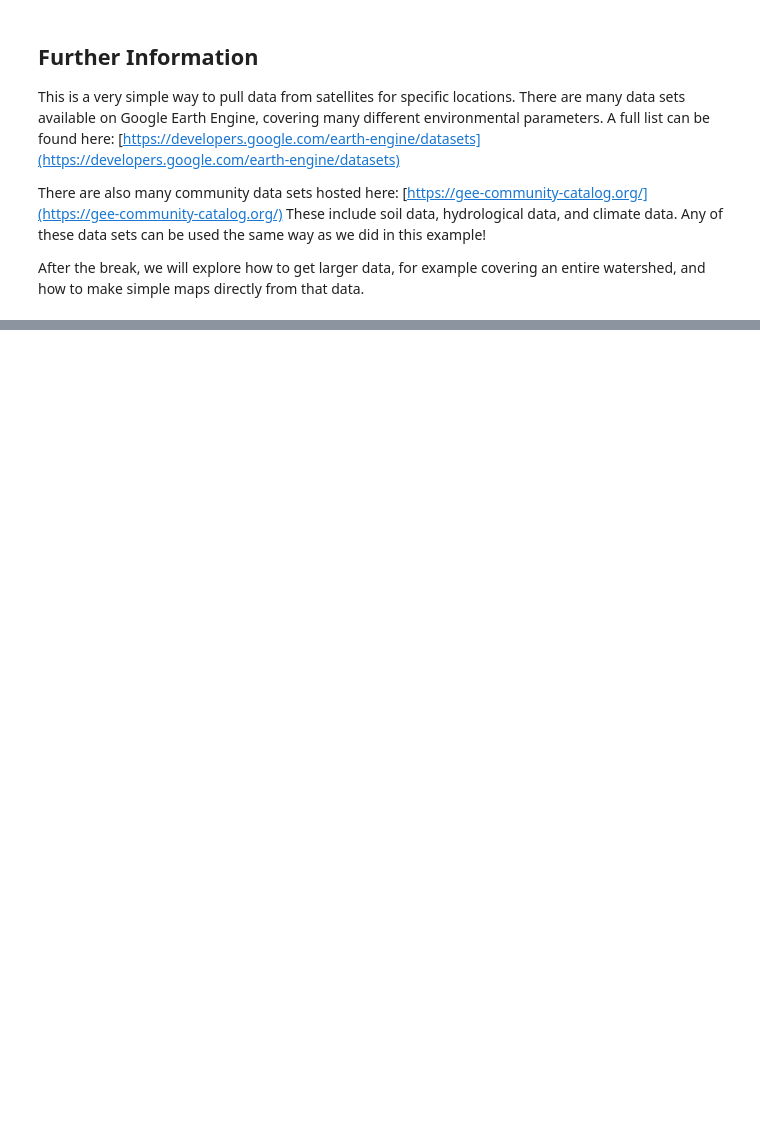
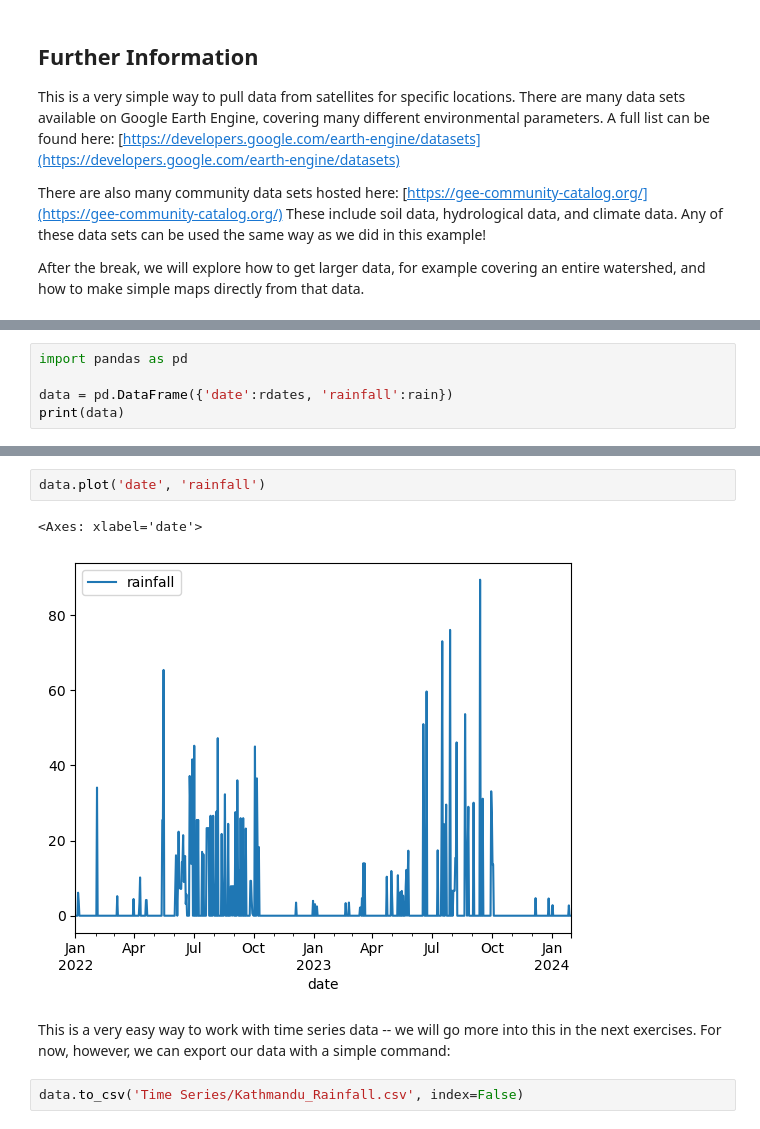
Before and after one commit to lshak1/Workshop_Kathmandu_Feb2024_geetest, a Jupyter notebook: Exercises/Day 1 - Exercise 1 - Climate Data for Specific Locations.ipynb, the cells around one changed output, grey strips where cells are left out. Cells and saved outputs as stored; diff of their text form; blank space fills up the shorter version.

Commit message:
Update Exercises

```diff
--- a/Exercises/Day 1 - Exercise 1 - Climate Data for Specific Locations.ipynb
+++ b/Exercises/Day 1 - Exercise 1 - Climate Data for Specific Locations.ipynb
@@ -238,0 +304,5 @@ After the break, we will explore how to get larger data, for example covering an
+# %%
+import pandas as pd
+
+data = pd.DataFrame({'date':rdates, 'rainfall':rain})
+print(data)
@@ -238,0 +324,9 @@ After the break, we will explore how to get larger data, for example covering an
+# %%
+data.plot('date', 'rainfall')
+# %% [output]
+<Axes: xlabel='date'>
+[figure, added]
+# %% [markdown]
+This is a very easy way to work with time series data -- we will go more into this in the next exercises. For now, however, we can export our data with a simple command:
+# %%
+data.to_csv('Time Series/Kathmandu_Rainfall.csv', index=False)
```
Also changed, not shown: parts of 15 cells of this notebook, 4 other files.
